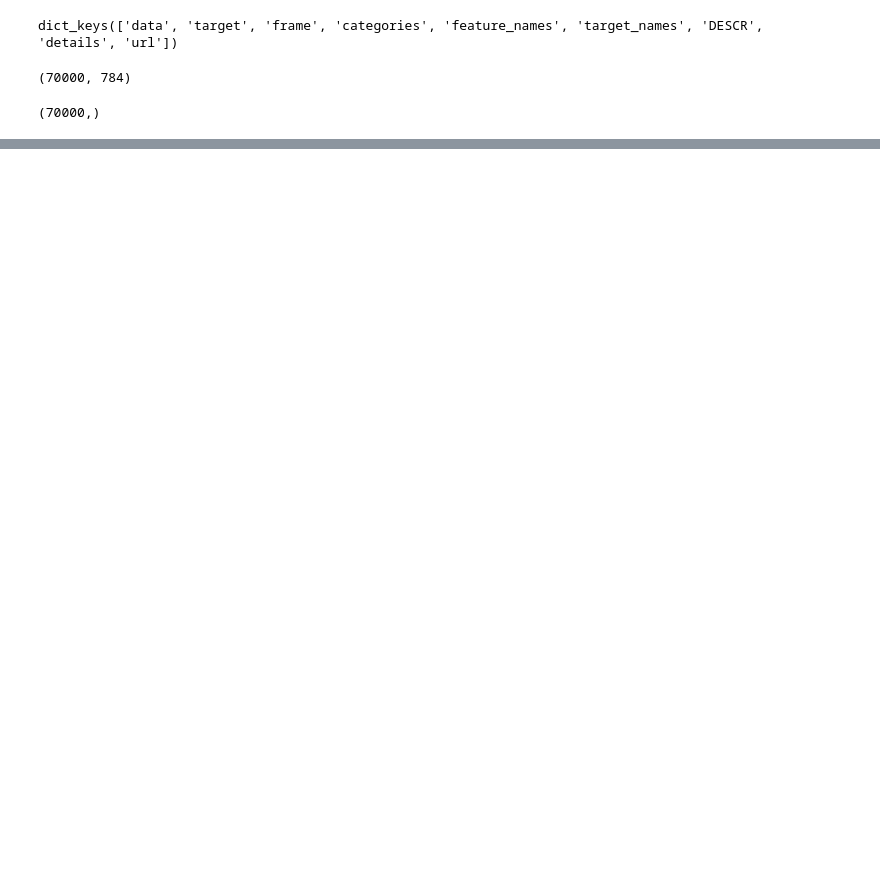
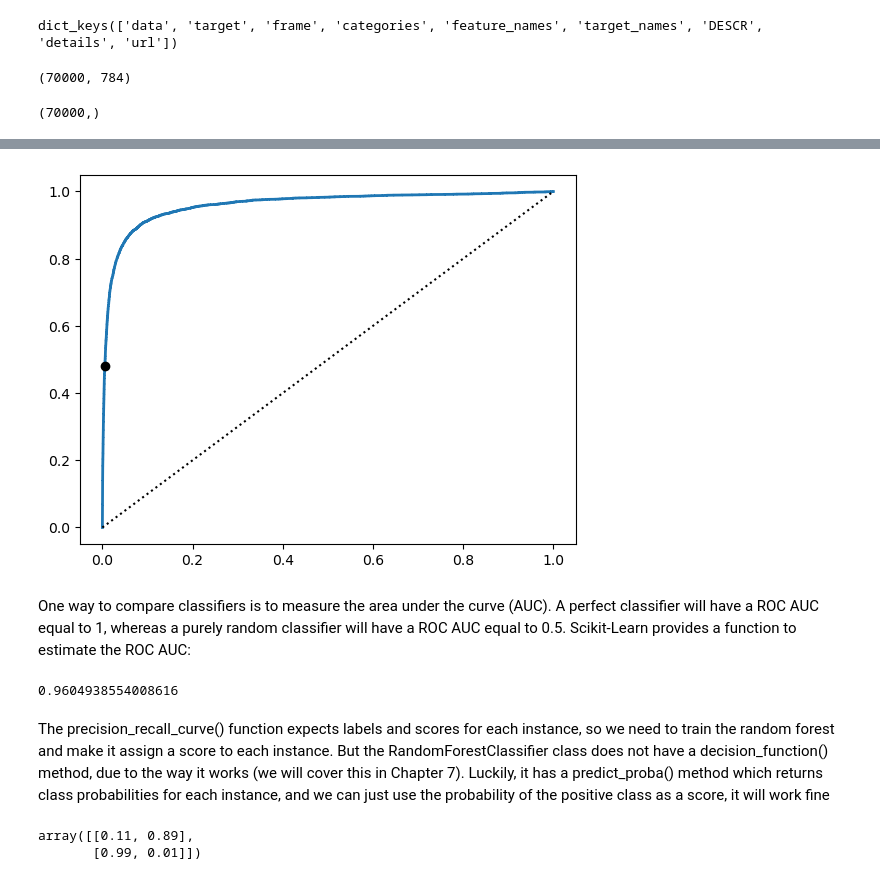
Before and after one commit to PaulMbutu/Machine_Learning_Projects, a Jupyter notebook: number_classification.ipynb, the cells around one changed output, grey strips where cells are left out. Saved outputs shown, nothing was run; the diff lists cells and outputs as text; code cells hidden in the pictures; blank space fills up the shorter version.

```diff
--- a/number_classification.ipynb
+++ b/number_classification.ipynb
@@ -25,0 +141,5 @@ KeyError: 0
+# %%
+#find the threshhold that gives you a 90% precision
+idx_for_90_precision = (precisions >= 0.90).argmax()
+threshold_for_90_precision = thresholds[idx_for_90_precision]
+threshold_for_90_precision
@@ -25,0 +172,23 @@ KeyError: 0
+# %%
+from sklearn.metrics import roc_curve
+fpr, tpr, thresholds = roc_curve(y_train_5, y_scores)
+# %%
+idx_for_threshold_at_90 = (thresholds <=threshold_for_90_precision).argmax()
+tpr_90, fpr_90 = tpr[idx_for_threshold_at_90],fpr[idx_for_threshold_at_90]
+
+plt.plot(fpr, tpr, linewidth=2, label="ROC curve")
+plt.plot([0, 1], [0, 1], 'k:', label="Random classifier's ROC curve")
+plt.plot([fpr_90], [tpr_90], "ko", label="Threshold for 90% precision")
+plt.show()
+# %% [output]
+[figure, added]
+# %% [markdown]
+One way to compare classifiers is to measure the area under the curve
+(AUC). A perfect classifier will have a ROC AUC equal to 1, whereas a
+purely random classifier will have a ROC AUC equal to 0.5. Scikit-Learn
+provides a function to estimate the ROC AUC:
+# %%
+from sklearn.metrics import roc_auc_score
+roc_auc_score(y_train_5, y_scores)
+# %% [output]
+0.9604938554008616
@@ -25,0 +201,13 @@ KeyError: 0
+# %% [markdown]
+The precision_recall_curve() function expects labels and scores
+for each instance, so we need to train the random forest and make it assign a
+score to each instance. But the RandomForestClassifier class does
+not have a decision_function() method, due to the way it works
+(we will cover this in Chapter 7). Luckily, it has a predict_proba()
+method which returns class probabilities for each instance, and we can just
+use the probability of the positive class as a score, it will work fine
+# %%
+y_probas_forest[:2]
+# %% [output]
+array([[0.11, 0.89],
+       [0.99, 0.01]])
```
Also changed, not shown: parts of 29 cells of this notebook.
